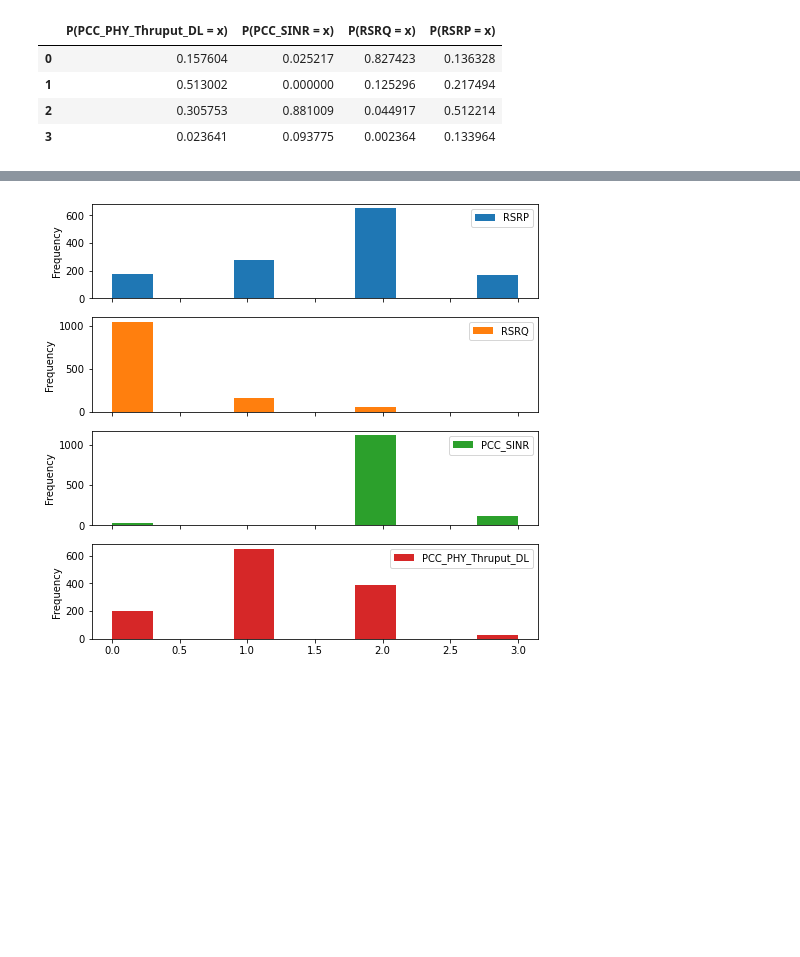
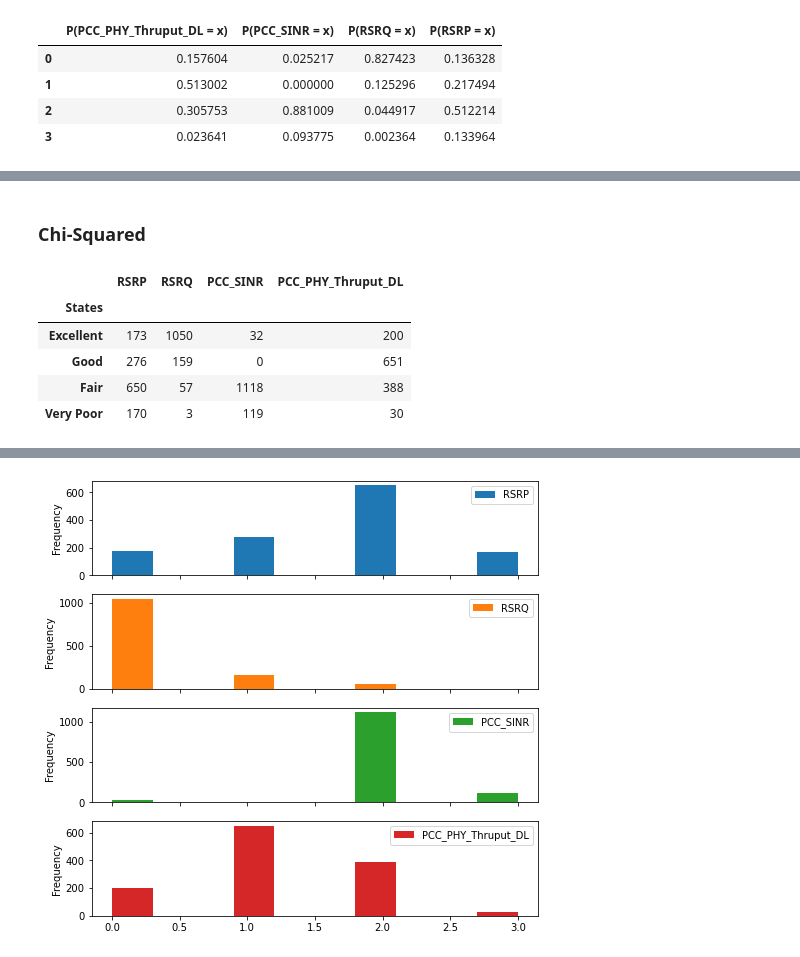
Before and after one commit to SRJaffry/Bayesian_Networks, a Jupyter notebook: Create_Prob_Matrix_with_Channel.ipynb, the cells around one changed output, grey strips where cells are left out. Cells and saved outputs as stored; diff of their text form; code cells hidden in the pictures; blank space fills up the shorter version.

```diff
--- a/Create_Prob_Matrix_with_Channel.ipynb
+++ b/Create_Prob_Matrix_with_Channel.ipynb
@@ -127,0 +146,27 @@ PCC_PHY_Thruput_DL is 3 => P() is 0.02364066193853428
+# %% [markdown]
+### Chi-Squared
+# %%
+
+from scipy.stats import chi2_contingency
+from scipy.stats import chi2
+
+RSRP = df_binned.RSRP.value_counts().sort_index()
+RSRQ = df_binned.RSRQ.value_counts().sort_index()
+PCC_SINR = df_binned.PCC_SINR.value_counts().sort_index()#.fillna(0, inplace = True)
+PCC_PHY_Thruput_DL = df_binned.PCC_PHY_Thruput_DL.value_counts().sort_index()
+
+df_bin_count = pd.concat([RSRP, RSRQ, PCC_SINR, PCC_PHY_Thruput_DL], axis = 1)
+df_bin_count.fillna(0, inplace = True)
+df_bin_count.PCC_SINR = df_bin_count.PCC_SINR.astype(int)
+# df_bin_count.insert(0, ['High;])
+df_bin_count.insert(0, 'States', ['Excellent', 'Good', 'Fair', 'Very Poor'])
+df_bin_count.reset_index(inplace=True, drop = True)
+df_bin_count.set_index('States', inplace = True)
+df_bin_count
+# %% [output]
+|  | RSRP | RSRQ | PCC_SINR | PCC_PHY_Thruput_DL |
+| States |  |  |  |  |
+| Excellent | 173 | 1050 | 32 | 200 |
+| Good | 276 | 159 | 0 | 651 |
+| Fair | 650 | 57 | 1118 | 388 |
+| Very Poor | 170 | 3 | 119 | 30 |
```
Also changed, not shown: parts of 6 cells of this notebook.
